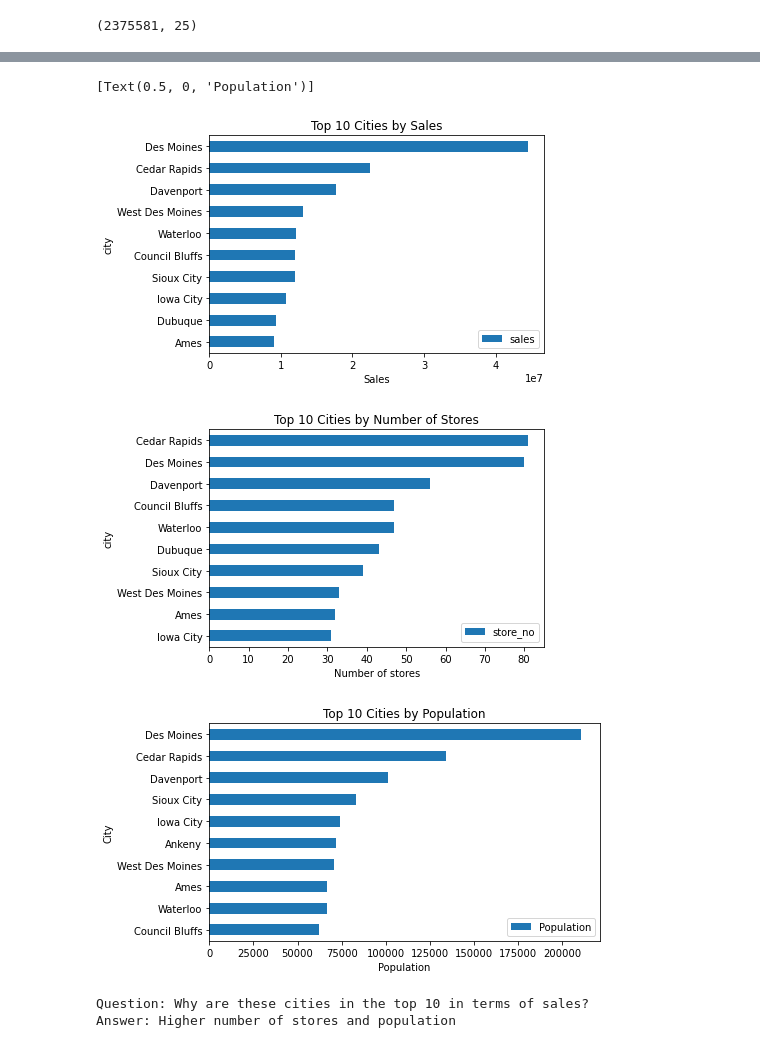
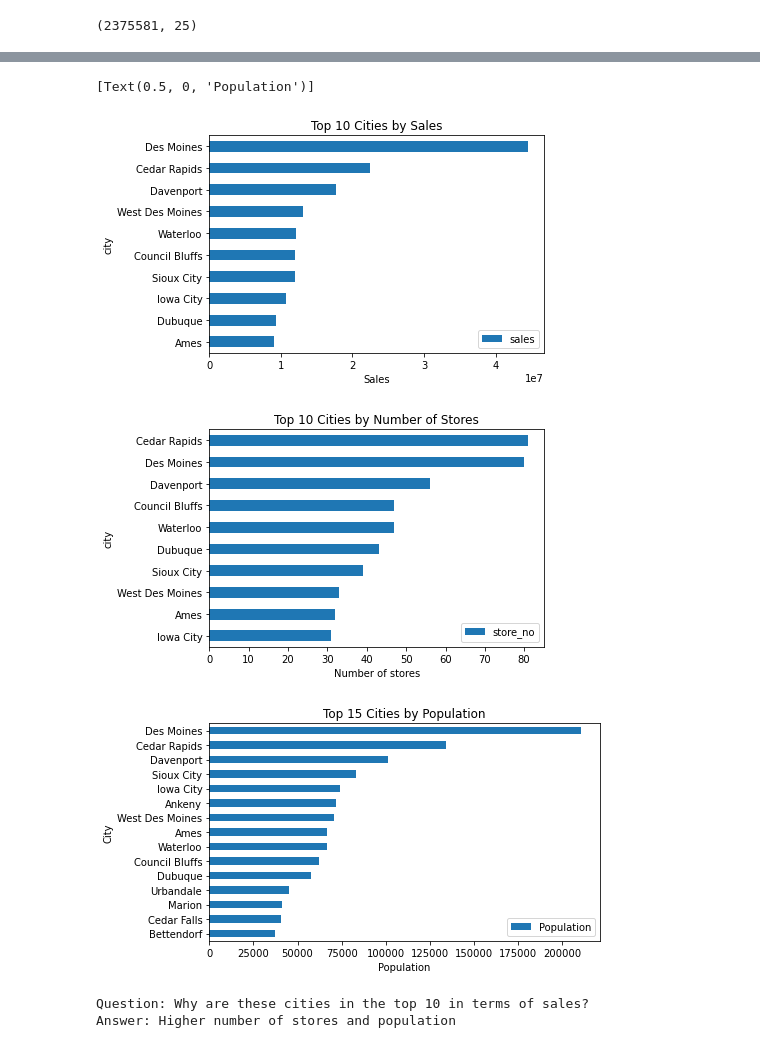
Before and after one commit to dyrk01/Kaggle_Projects, a Jupyter notebook: Iowa Alcohol Sales/code/analysis.ipynb, the cells around one changed output, grey strips where cells are left out. Saved outputs shown, nothing was run; the diff lists cells and outputs as text; code cells hidden in the pictures.

```diff
--- a/Iowa Alcohol Sales/code/analysis.ipynb
+++ b/Iowa Alcohol Sales/code/analysis.ipynb
@@ -27,15 +61,2 @@ df2.head()
 # %%
 # Descriptive analysis
-# %%
-#Sales by day
-
-#Change datatype of date from object to datetime64
-df2['date']=df2['date'].astype('datetime64')
-
-#Get day of the week
-df2['day']=df2['date'].dt.dayofweek
-
-#Plot the line graph in pandas
-#0 is Monday #6 is Sunday
-sales_day=df2.groupby(by='day').aggregate({'sales':'sum'})
-sales_day.plot(kind='line',title='Sales by Day of Week')
@@ -71,38 +69,36 @@ subset_cv=df2[['city','sales','store_no','county']]
 city_sales=subset_cv.groupby(by=['city']).aggregate({'sales': 'sum'}).sort_values(by='sales',ascending=True)
 
 #Plot bar chart
 #Pandas
 plot=city_sales.tail(10).plot(kind='barh',title='Top 10 Cities by Sales')
 plot.set(xlabel='Sales')
 
-
-
 #Number of stores by cities (Top 10)
 city_stores=df2.groupby(by=['city']).aggregate({'store_no': 'nunique'}).sort_values(by='store_no',ascending=True)
 
 #Plot bar chart in pandas
 plot=city_stores.tail(10).plot(kind='barh',title='Top 10 Cities by Number of Stores')
 plot.set(xlabel='Number of stores')
 
 
-#Top 10 cities by population
+#Top 15 cities by population
 #Import population csv into dataframe
 df_pop=pd.read_csv(r'C:\Users\BURROW\data_portfolio\Iowa_Alcohol_sales\data\raw\city_population.csv')
 
 #Change columns name
 df_pop.rename(columns={'name':'City','pop2021':'Population'},inplace=True)
 
 #Get top 10 populated cities
 topten_pop=df_pop.sort_values(by='Population',ascending=True)
 
 #Plot the bar chart using pandas
-plot=topten_pop.tail(10).plot(kind='barh',title='Top 10 Cities by Population',x='City',figsize=(7,4))
+plot=topten_pop.tail(15).plot(kind='barh',title='Top 15 Cities by Population',x='City',figsize=(7,4))
 plot.set(xlabel='Population')
 # %% [output]
 [Text(0.5, 0, 'Population')]
 [figure]
 [figure]
-[figure, old version]
+[figure, new version]
 # %%
 print('Question: Why are these cities in the top 10 in terms of sales?')
 print('Answer: Higher number of stores and population')
```
Also changed, not shown: parts of 28 cells of this notebook.
